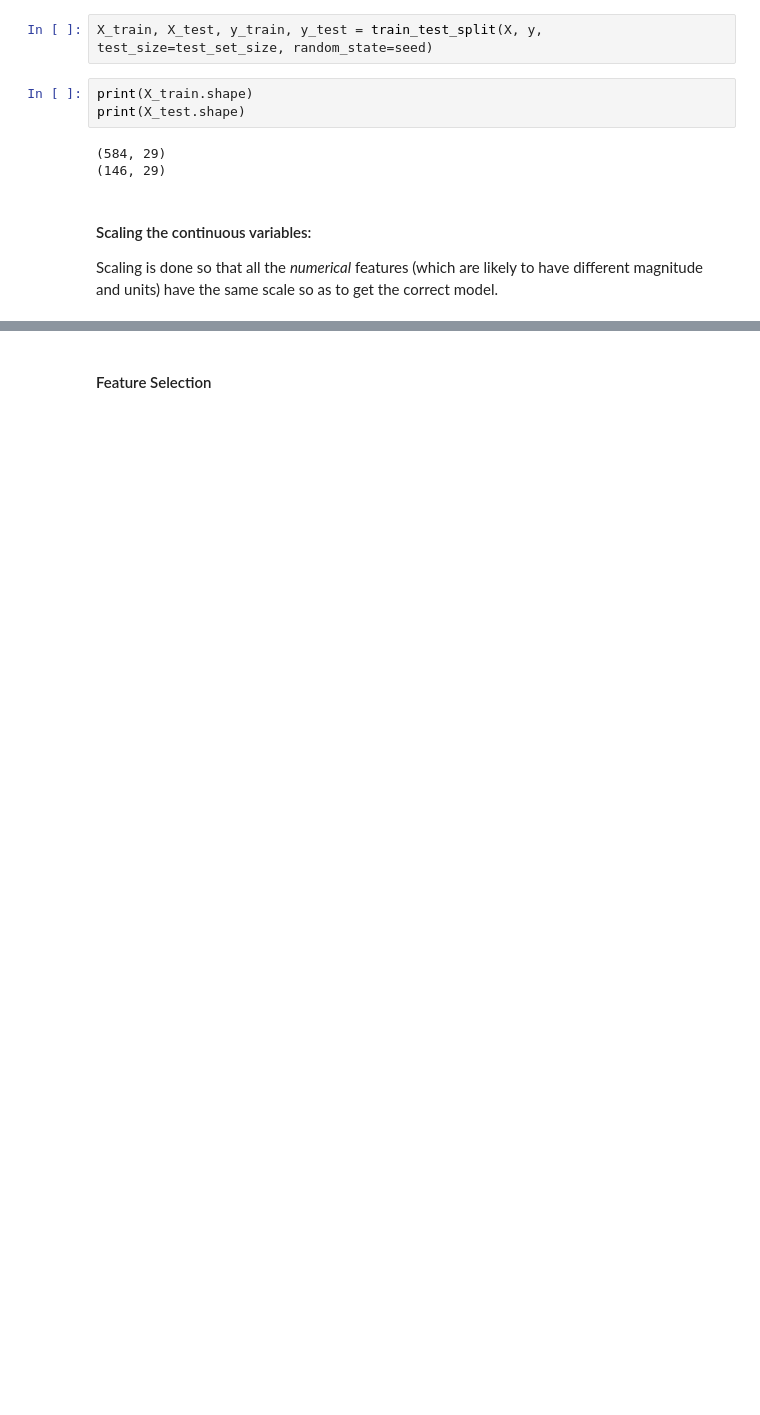
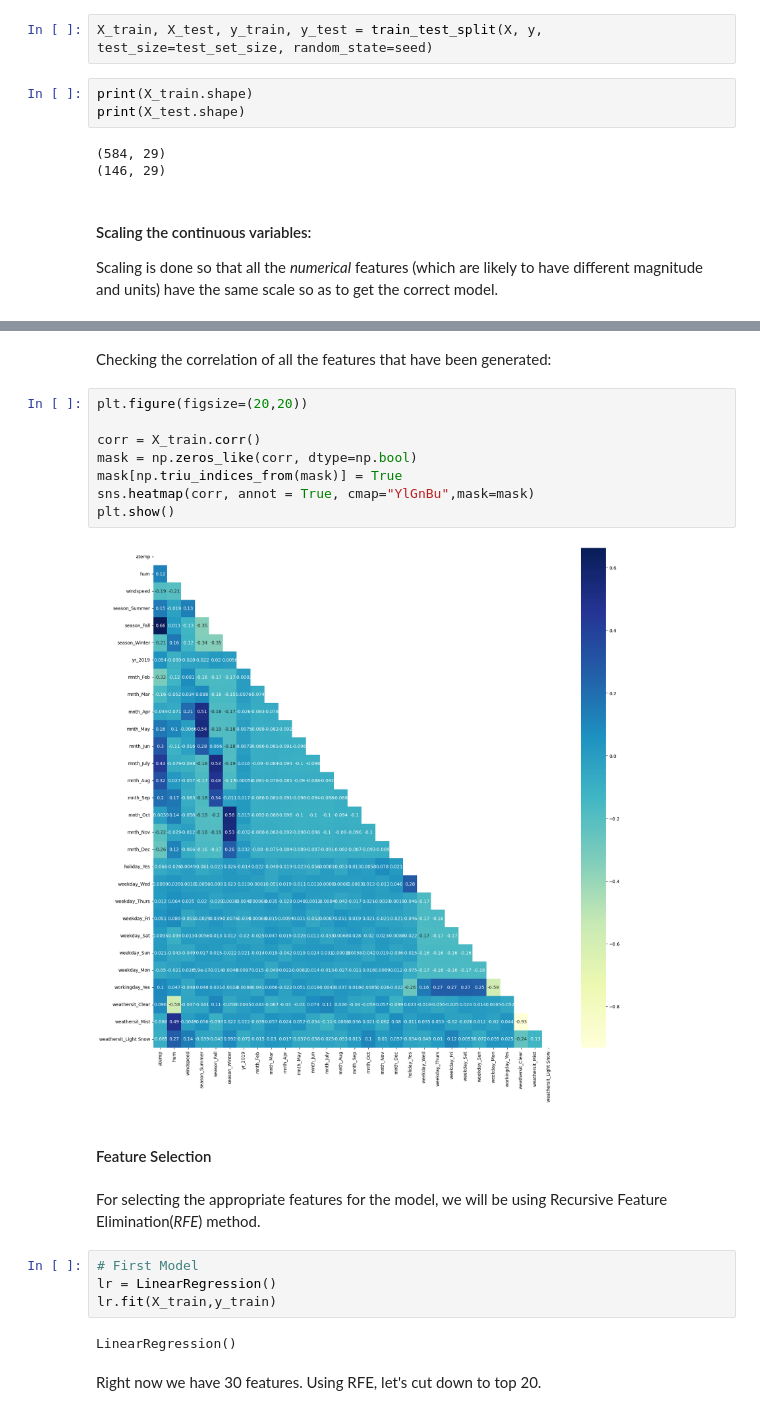
Before and after one commit to jaegarbomb/BikeSharing, a Jupyter notebook: Bike_Sharing_Analysis.ipynb, the cells around one changed output, grey strips where cells are left out. Saved outputs shown, nothing was run; the diff lists cells and outputs as text; blank space fills up the shorter version.

```diff
--- a/Bike_Sharing_Analysis.ipynb
+++ b/Bike_Sharing_Analysis.ipynb
@@ -355,2 +361,24 @@ X_train[num_vars] = scaler.fit_transform(X_train[num_vars])
+# %% [markdown]
+Checking the correlation of all the features that have been generated: <br>
+# %%
+plt.figure(figsize=(20,20))
+
+corr = X_train.corr()
+mask = np.zeros_like(corr, dtype=np.bool)
+mask[np.triu_indices_from(mask)] = True
+sns.heatmap(corr, annot = True, cmap="YlGnBu",mask=mask)
+plt.show()
+# %% [output]
+[figure, added]
 # %% [markdown]
 #### Feature Selection
+# %% [markdown]
+For selecting the appropriate features for the model, we will be using Recursive Feature Elimination(*RFE*) method.
+# %%
+# First Model
+lr = LinearRegression()
+lr.fit(X_train,y_train)
+# %% [output]
+LinearRegression()
+# %% [markdown]
+Right now we have 30 features. Using RFE, let's cut down to top 20.
```
Also changed, not shown: parts of 12 cells of this notebook.
